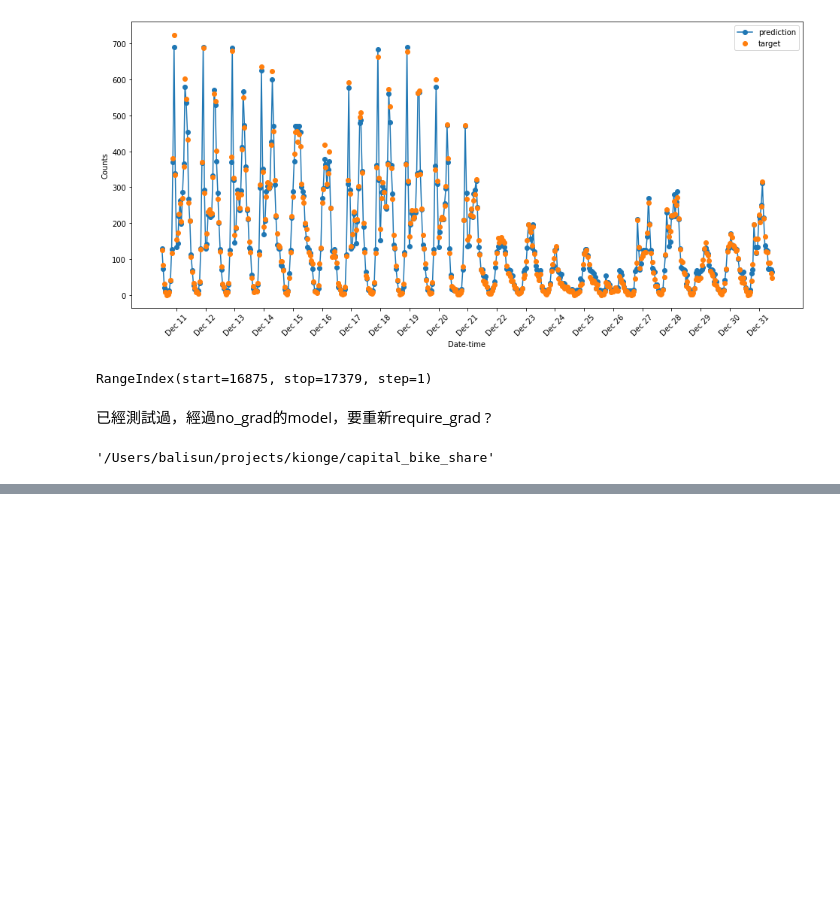
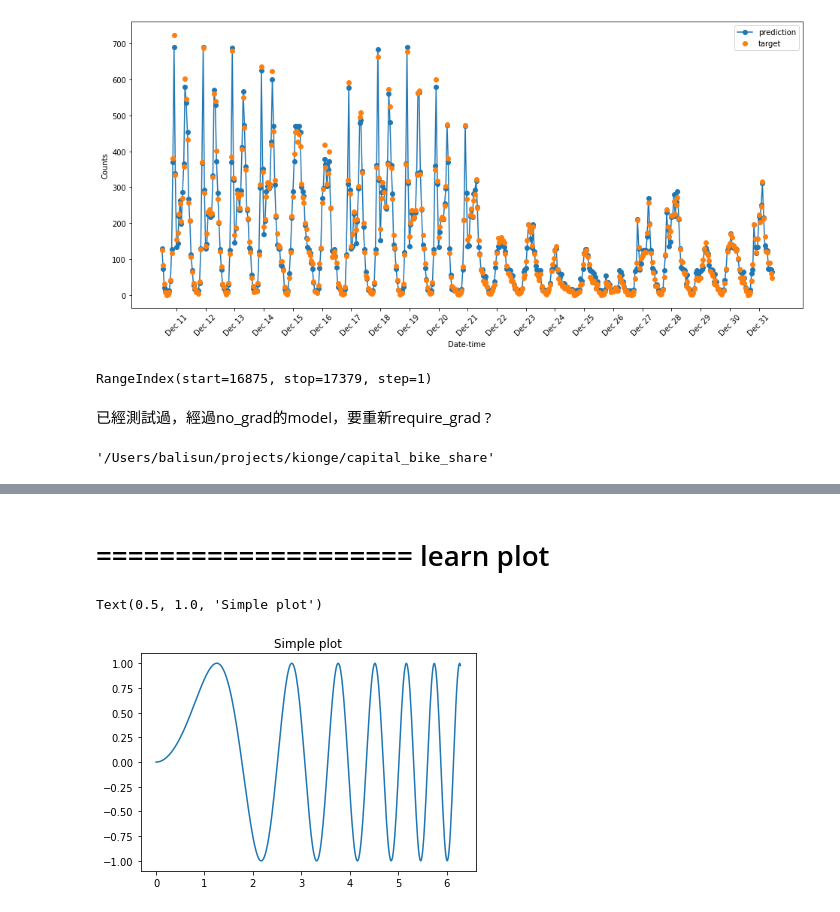
Before and after one commit to baliuzeger/kiong-e-PyTorch, a Jupyter notebook: capital_bike_share/chap3.ipynb, the cells around one changed output, grey strips where cells are left out. Saved outputs shown, nothing was run; the diff lists cells and outputs as text; code cells hidden in the pictures; blank space fills up the shorter version.

```diff
--- a/capital_bike_share/chap3.ipynb
+++ b/capital_bike_share/chap3.ipynb
@@ -994,0 +1076,15 @@ torch.save(md0.state_dict(), 'md0_wts.pth')
+# %% [markdown]
+==================== learn plot
+=============
+# %%
+# First create some toy data:
+x = np.linspace(0, 2*np.pi, 400)
+y = np.sin(x**2)
+# %%
+# Create just a figure and only one subplot
+fig, ax = plt.subplots()
+ax.plot(x, y)
+ax.set_title('Simple plot')
+# %% [output]
+Text(0.5, 1.0, 'Simple plot')
+[figure, added]
```
Also changed, not shown: parts of 31 cells of this notebook, 1 other file.
